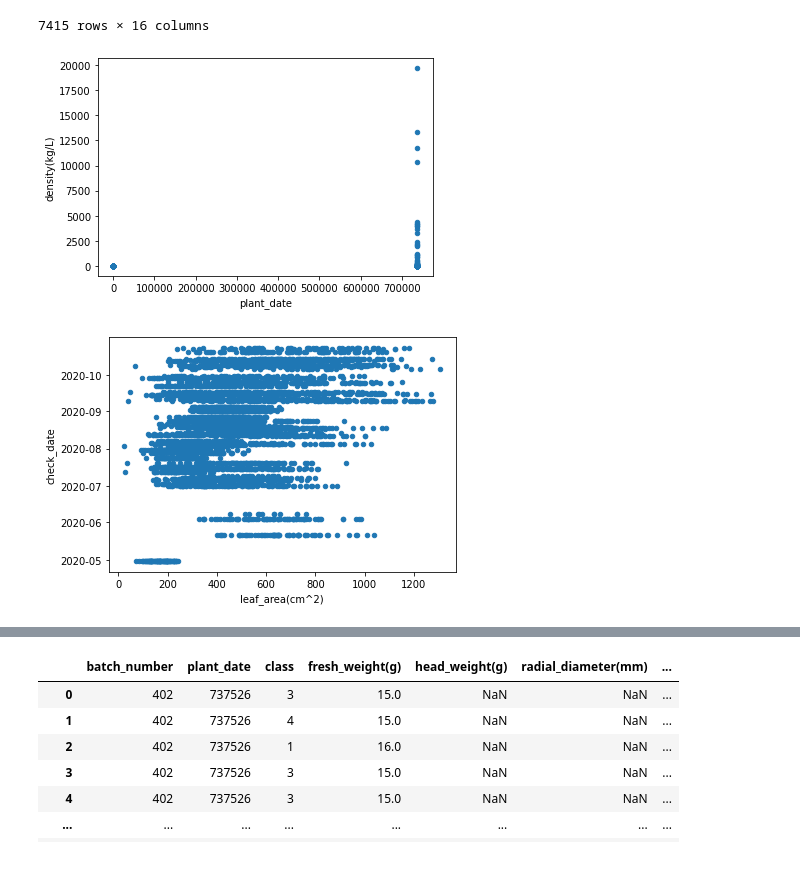
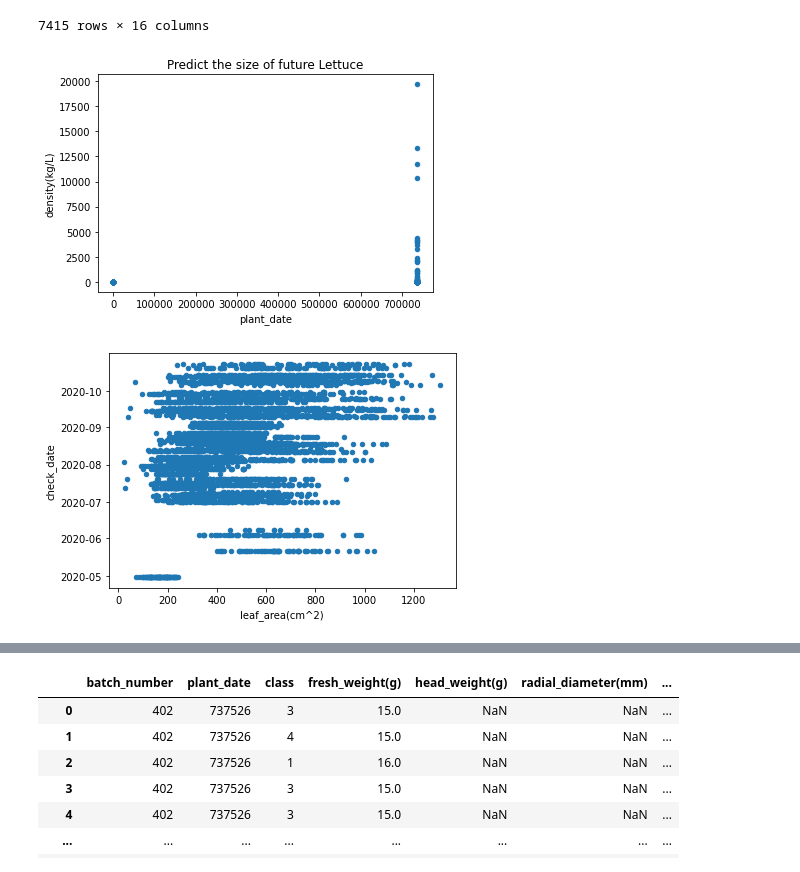
Before and after one commit to cyberanalyst268/Data-Science-and-Decision-Making, a Jupyter notebook: Agrotech-project.ipynb, the cells around one changed output, grey strips where cells are left out. Saved outputs shown, nothing was run; the diff lists cells and outputs as text; code cells hidden in the pictures.

```diff
--- a/Agrotech-project.ipynb
+++ b/Agrotech-project.ipynb
@@ -175,11 +176,12 @@ p_w
 # %%
 #Predict the size of future Lettuce
 p_w.plot.scatter('plant_date','density(kg/L)')
+plt.title('Predict the size of future Lettuce')
 p_w.plot.scatter('leaf_area(cm^2)','check_date')
 plt.tight_layout()
 plt.show()
 # %% [output]
-[figure, old version]
+[figure, new version]
 [figure]
 # %%
 #simultaneously predict head weight, polar diameter, and radial diameter at the ‘Check Date’ using information about the plant at flight time and about the weather.
```
Also changed, not shown: parts of 4 cells of this notebook.
